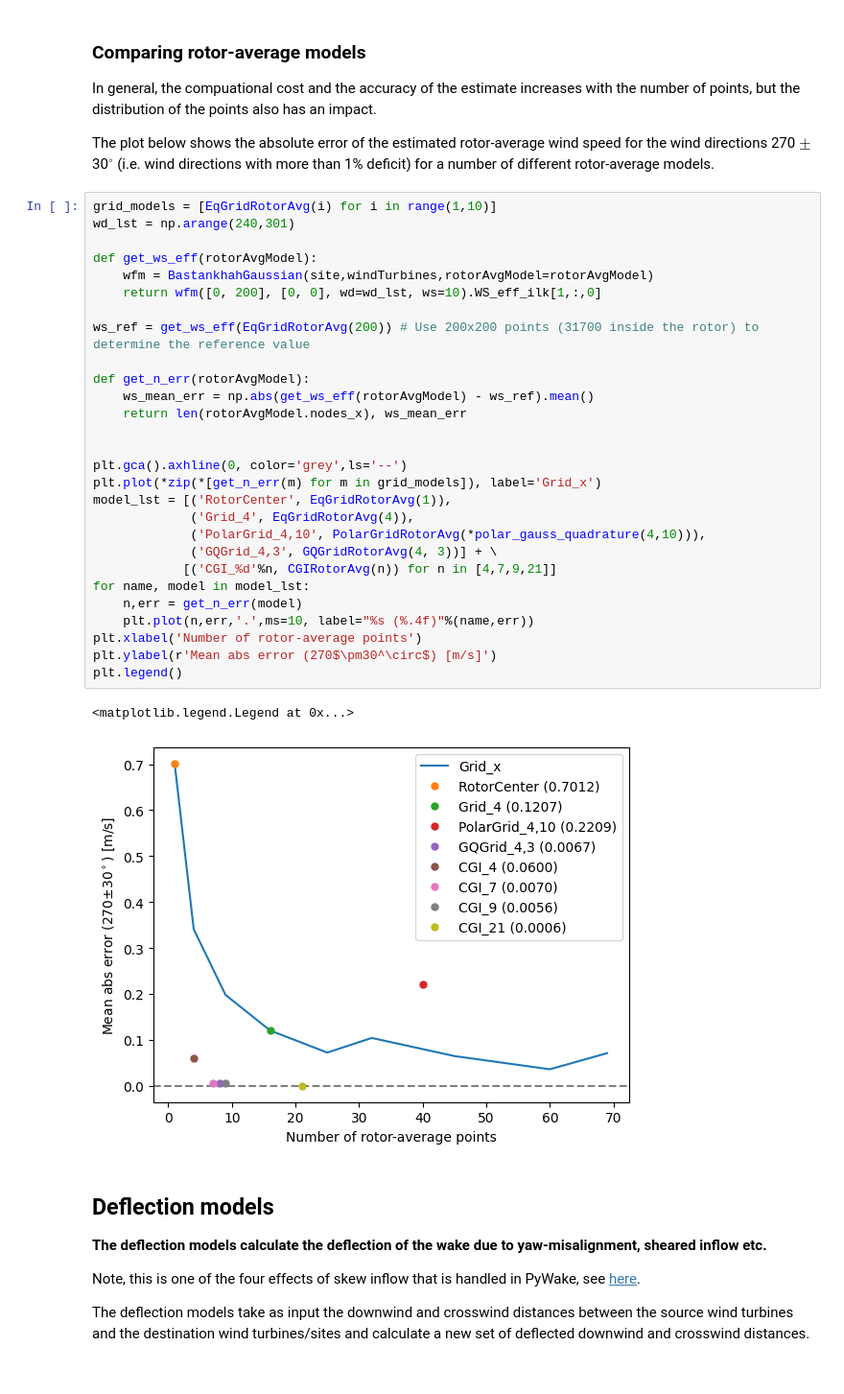
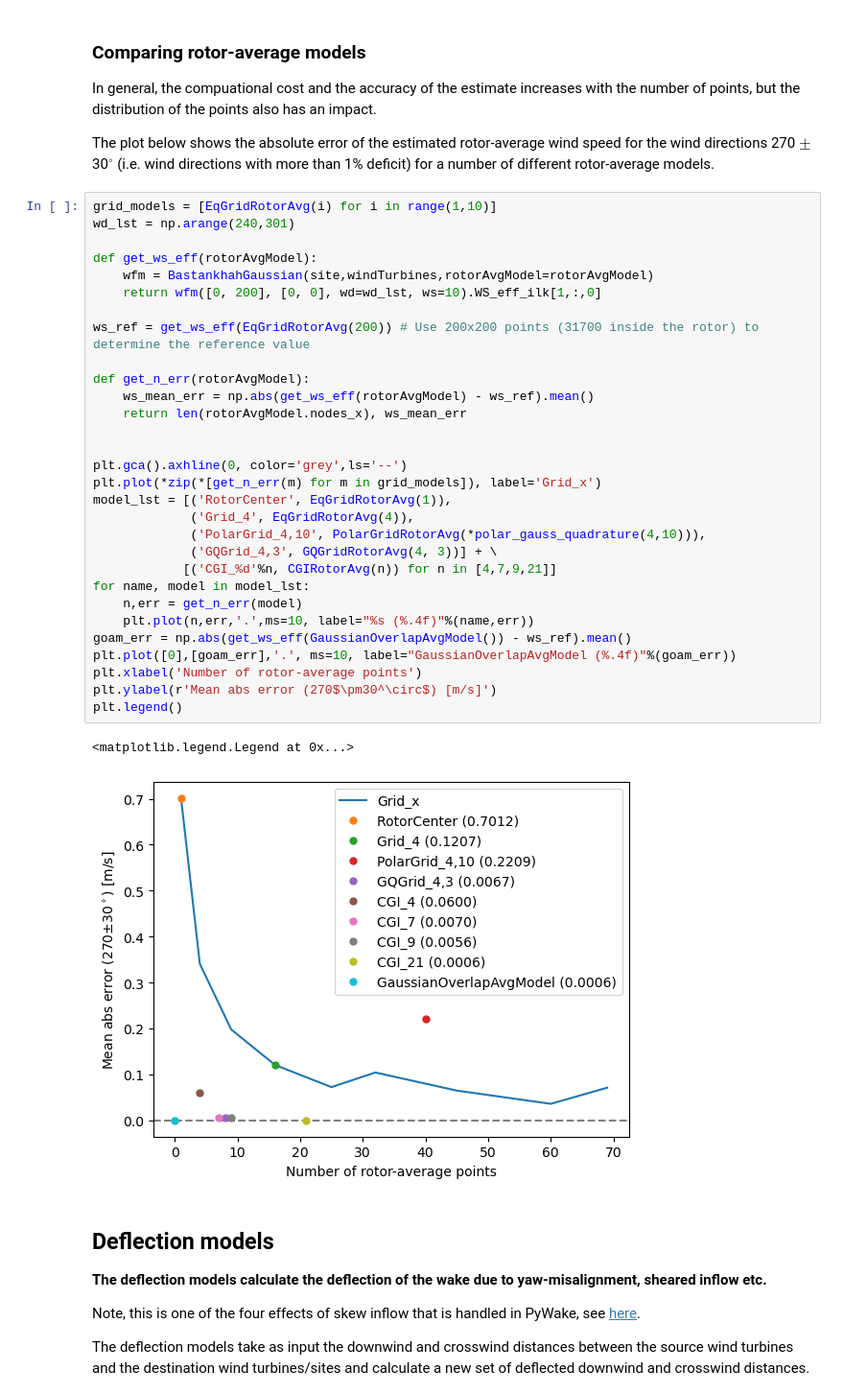
Before and after one commit to DTUWindEnergy/PyWake, a Jupyter notebook: docs/notebooks/EngineeringWindFarmModels.ipynb, the cells around one changed output. Shown at 96% size. Cells and saved outputs as stored; diff of their text form.

Commit message:
add overlap models to EngineeringWindFarmModels.ipynb

```diff
--- a/docs/notebooks/EngineeringWindFarmModels.ipynb
+++ b/docs/notebooks/EngineeringWindFarmModels.ipynb
@@ -748,34 +768,36 @@ The plot below shows the absolute error of the estimated rotor-average wind spee
 # %%
 grid_models = [EqGridRotorAvg(i) for i in range(1,10)]
 wd_lst = np.arange(240,301)
 
 def get_ws_eff(rotorAvgModel):
     wfm = BastankhahGaussian(site,windTurbines,rotorAvgModel=rotorAvgModel)
     return wfm([0, 200], [0, 0], wd=wd_lst, ws=10).WS_eff_ilk[1,:,0]
 
 ws_ref = get_ws_eff(EqGridRotorAvg(200)) # Use 200x200 points (31700 inside the rotor) to determine the reference value
 
 def get_n_err(rotorAvgModel):
     ws_mean_err = np.abs(get_ws_eff(rotorAvgModel) - ws_ref).mean()
     return len(rotorAvgModel.nodes_x), ws_mean_err
 
 
 plt.gca().axhline(0, color='grey',ls='--')
 plt.plot(*zip(*[get_n_err(m) for m in grid_models]), label='Grid_x')
 model_lst = [('RotorCenter', EqGridRotorAvg(1)),
              ('Grid_4', EqGridRotorAvg(4)),
              ('PolarGrid_4,10', PolarGridRotorAvg(*polar_gauss_quadrature(4,10))),
              ('GQGrid_4,3', GQGridRotorAvg(4, 3))] + \
             [('CGI_%d'%n, CGIRotorAvg(n)) for n in [4,7,9,21]]
 for name, model in model_lst:
     n,err = get_n_err(model)
     plt.plot(n,err,'.',ms=10, label="%s (%.4f)"%(name,err))
+goam_err = np.abs(get_ws_eff(GaussianOverlapAvgModel()) - ws_ref).mean()
+plt.plot([0],[goam_err],'.', ms=10, label="GaussianOverlapAvgModel (%.4f)"%(goam_err))
 plt.xlabel('Number of rotor-average points')
 plt.ylabel(r'Mean abs error (270$\pm30^\circ$) [m/s]')
 plt.legend()
 # %% [output]
 <matplotlib.legend.Legend at 0x...>
-[figure, old version]
+[figure, new version]
 # %% [markdown]
 ## Deflection models
 **The deflection models calculate the deflection of the wake due to yaw-misalignment, sheared inflow etc.**
```
Also changed, not shown: parts of 26 cells of this notebook, 3 other files.
